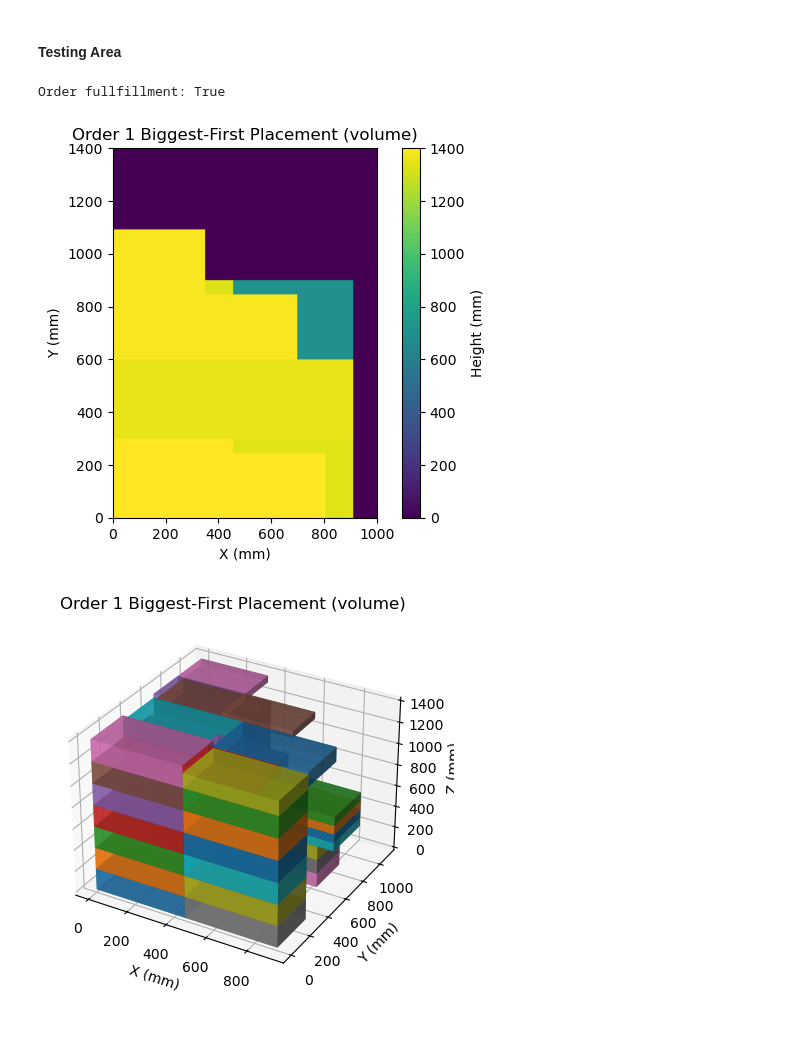
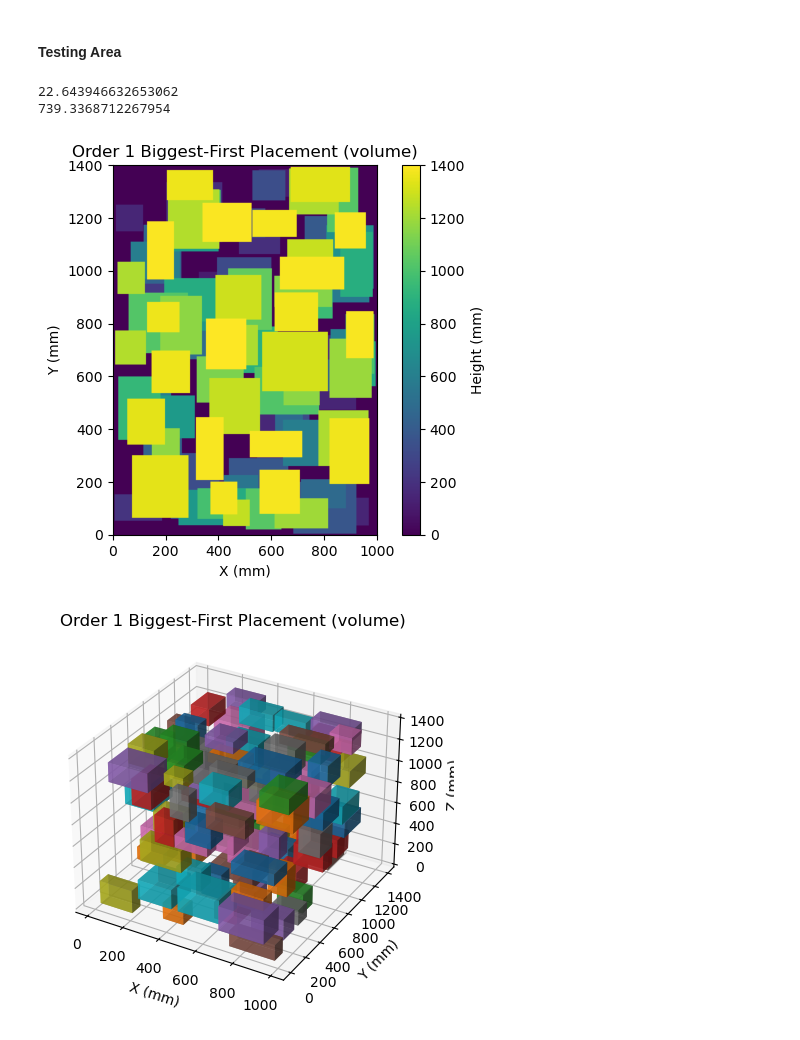
Before and after one commit to xXxCodeSlayerxXx/thesis, a Jupyter notebook: boxoptimizer.ipynb, the cells around one changed output. Drawn from its saved outputs; the diff is of its cells as text; code cells hidden in the pictures.

Commit message:
idea to introduce metrics for space utilization and, later, space utilization in lower levels of pallet

```diff
--- a/boxoptimizer.ipynb
+++ b/boxoptimizer.ipynb
@@ -127,6 +127,40 @@ class Pallet:
 
         return ax
 
+    def get_volume_utilization(self):                                           # Return percentage of volume (up to max used z) filled with box
+        # Get ceiling and volume of considered space
+        max_z = self.get_max_height()
+        total_volume = self.size_x * self.size_y * max_z
+
+        # Sum up the volume of every box on the pallet
+        occupied_volume = 0
+        for box in self.boxes:
+            box_v = box['dx'] * box['dy'] * box['dz']
+            occupied_volume += box_v
+
+        return occupied_volume / total_volume * 100
+
+    def get_center_of_gravity_z(self):                                     # Return the height of the average position of box volume on the pallet (as a proxy for mass, which we have no data about)
+        # Initialize accumulators for total box volume and the volume-height product
+        total_box_volume_acc = 0
+        volume_at_height_acc = 0
+
+        for box in self.boxes:
+            # Get each box's volume and add to the total
+            box_v = box['dx'] * box['dy'] * box['dz']
+            total_box_volume_acc += box_v
+
+            # Get each box's CoG by taking the bottom of the box (z) and adding half the box's height, then add the box's volume times that height to the total
+            box_cog_height = box['z'] + (box['dz'] / 2)
+            volume_at_height_acc += box_v * box_cog_height
+
+        # Return -1 (fail) if no boxes are detected
+        if total_box_volume_acc == 0:
+            return -1
+
+        # Take total volume component back out of score to get representation of height of center of gravity
+        return volume_at_height_acc / total_box_volume_acc
+
     # ML-related methods
     def get_observation(self, scale_factor=ML_OBSERVATION_SCALE_FACTOR):        # Get a downscaled resolution view of the height map for ML
         # Use block_reduce from scikit-image to scale down heightmap, making sure to take the max so the model knows the top.
@@ -311,33 +345,41 @@ def plot_random_performance(trials, max_max_attempts, step):
 # %%
 # boxid = 1
 # x, y, z, a, v = get_box_properties_from_id(boxid)
 # print(f"Sizes of box {boxid}: X = {x}, Y = {y}, Z = {z}, A = {a}, V = {v}")
 
 # orderid = 1
 # box_list = get_box_list_from_order(orderid)
 # criterion = "volume"
 # print(f"Box list for order {orderid}: {box_list}")
 # print(f"Same list sorted by box {criterion}: {sort_order_by_size(box_list)}")
 
 # first = Pallet()
 # place_boxes_random(first, num_boxes=100, box_size_range=(100, 400))
 # first.visualize_heightmap("Random")
 # first.visualize_boxes("Random")
 
 # second = Pallet()
 # orderid = 1
 # box_list = get_box_list_from_order(orderid)
 # place_order_random(second, box_list, max_attempts=100)
 # second.visualize_heightmap(f"Order {orderid} Random Placement")
 # second.visualize_boxes(f"Order {orderid} Random Placement")
 
 # plot_random_performance(100, 1000, 50)
 
-pallet = process_order(1, algo="biggest_first", criterion="v")
-print(f"Order fullfillment: {pallet.check_order_fullfillment(1)}")
+# pallet = process_order(1, algo="biggest_first", criterion="v")
+# print(f"Order fullfillment: {pallet.check_order_fullfillment(1)}")
+# pallet.visualize_heightmap(f"Order 1 Biggest-First Placement (volume)")
+# pallet.visualize_boxes(f"Order 1 Biggest-First Placement (volume)")
+
+pallet = Pallet()
+place_random_boxes(pallet, 1000, (100, 250))
 pallet.visualize_heightmap(f"Order 1 Biggest-First Placement (volume)")
 pallet.visualize_boxes(f"Order 1 Biggest-First Placement (volume)")
+print(pallet.get_volume_utilization())
+print(pallet.get_center_of_gravity_z())
 # %% [output]
-Order fullfillment: True
+22.643946632653062
+739.3368712267954
-[figure, old version]
+[figure, new version]
-[figure, old version]
+[figure, new version]
```
